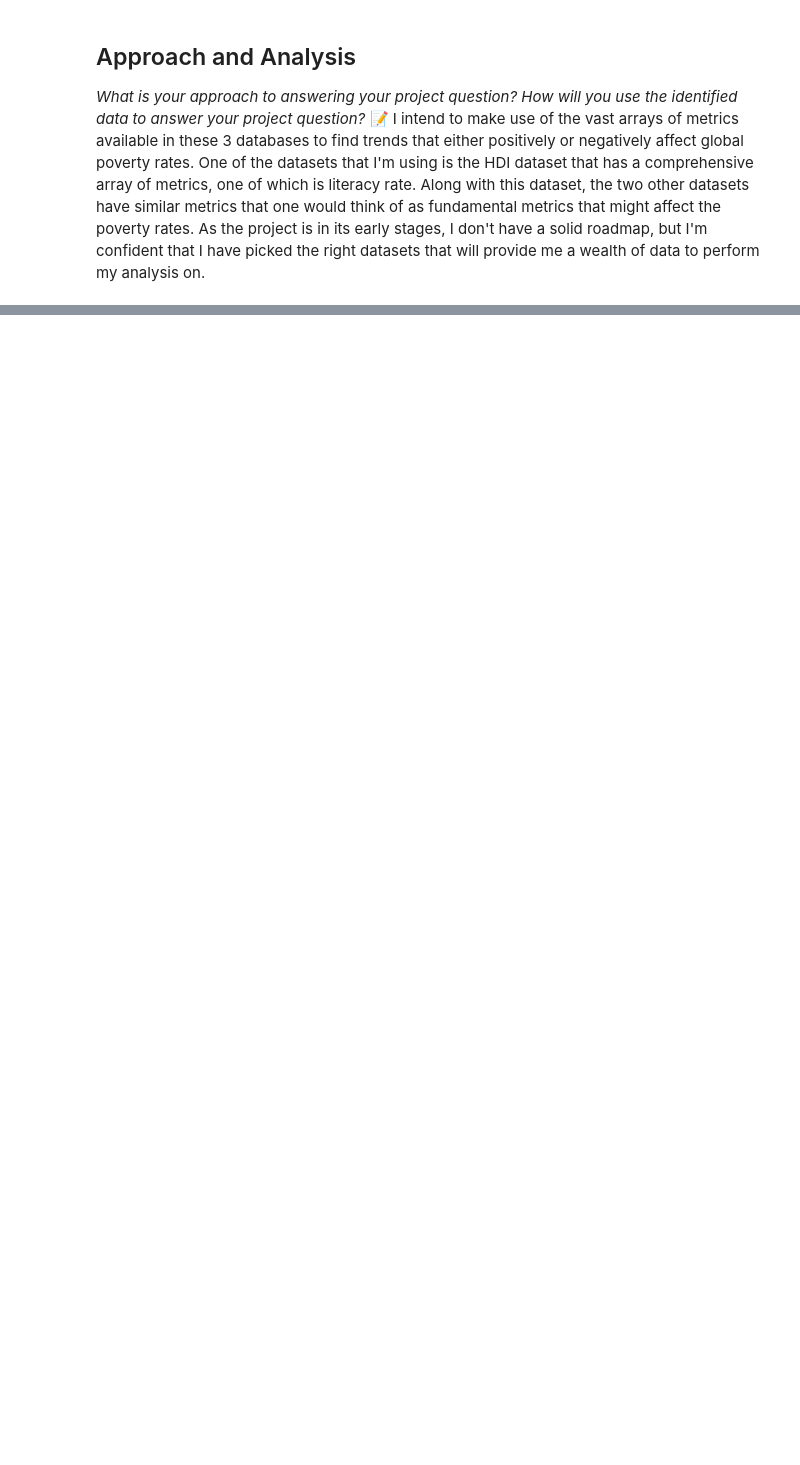
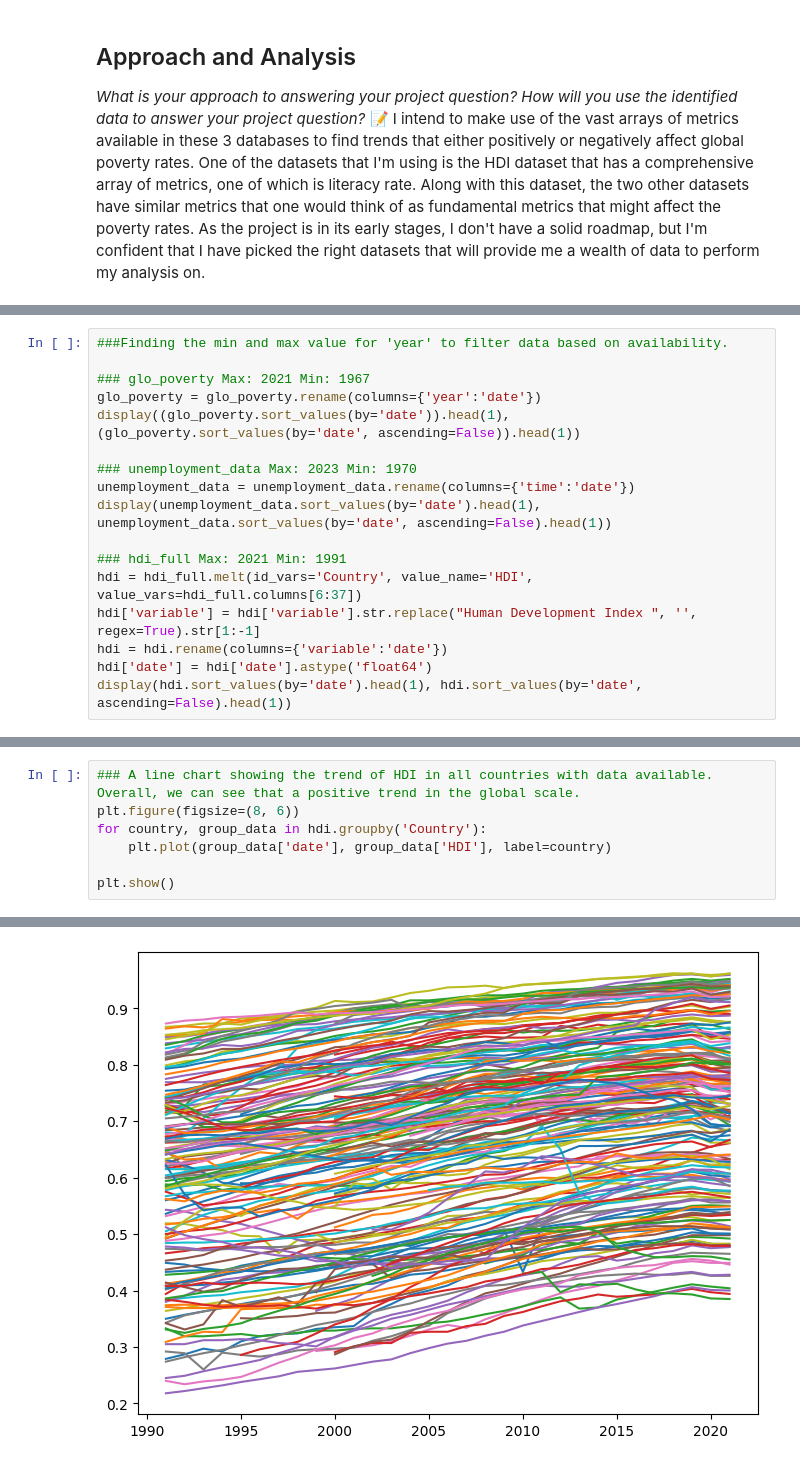
Before and after one commit to IT4063C-Fall24/final-project-Anusk167, a Jupyter notebook: source.ipynb, the cells around one changed output, grey strips where cells are left out. Saved outputs shown, nothing was run; the diff lists cells and outputs as text; blank space fills up the shorter version.

```diff
--- a/source.ipynb
+++ b/source.ipynb
@@ -64,0 +126,17 @@ I intend to make use of the vast arrays of metrics available in these 3 database
+# %%
+###Finding the min and max value for 'year' to filter data based on availability.
+
+### glo_poverty Max: 2021 Min: 1967
+glo_poverty = glo_poverty.rename(columns={'year':'date'})
+display((glo_poverty.sort_values(by='date')).head(1),(glo_poverty.sort_values(by='date', ascending=False)).head(1))
+
+### unemployment_data Max: 2023 Min: 1970
+unemployment_data = unemployment_data.rename(columns={'time':'date'})
+display(unemployment_data.sort_values(by='date').head(1), unemployment_data.sort_values(by='date', ascending=False).head(1))
+
+### hdi_full Max: 2021 Min: 1991
+hdi = hdi_full.melt(id_vars='Country', value_name='HDI', value_vars=hdi_full.columns[6:37])
+hdi['variable'] = hdi['variable'].str.replace("Human Development Index ", '', regex=True).str[1:-1]
+hdi = hdi.rename(columns={'variable':'date'})
+hdi['date'] = hdi['date'].astype('float64')
+display(hdi.sort_values(by='date').head(1), hdi.sort_values(by='date', ascending=False).head(1))
@@ -64,0 +216,8 @@ I intend to make use of the vast arrays of metrics available in these 3 database
+# %%
+### A line chart showing the trend of HDI in all countries with data available. Overall, we can see that a positive trend in the global scale.
+plt.figure(figsize=(8, 6))
+for country, group_data in hdi.groupby('Country'):
+    plt.plot(group_data['date'], group_data['HDI'], label=country)
+
+plt.show()
+# %% [output]
@@ -64,0 +235 @@ I intend to make use of the vast arrays of metrics available in these 3 database
+[figure, added]
```
Also changed, not shown: parts of 12 cells of this notebook, 3 other files.
